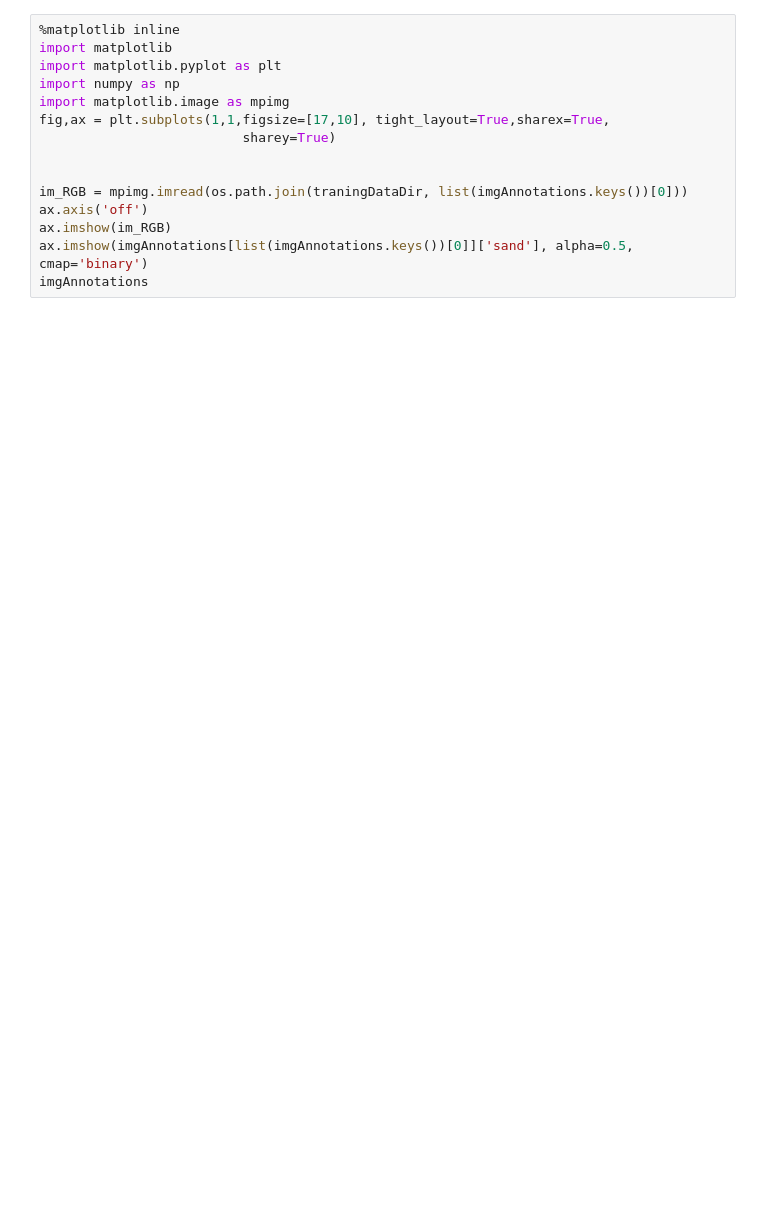
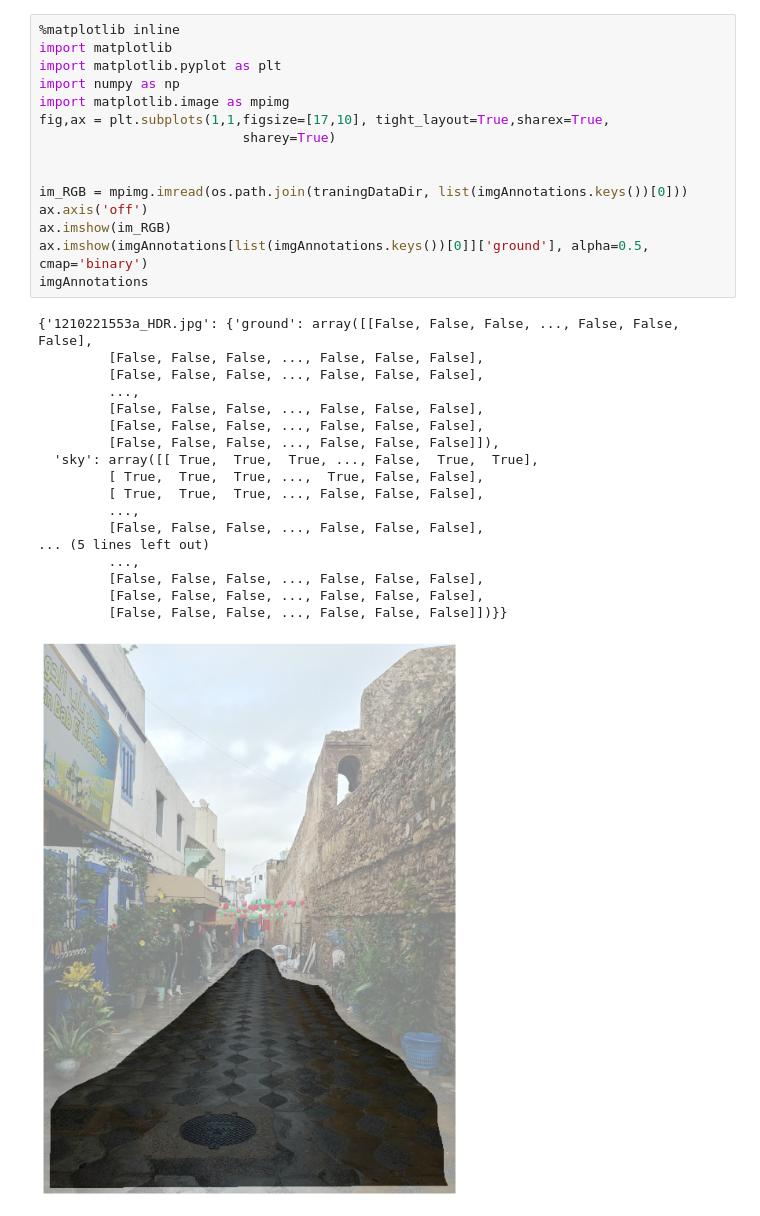
Before and after one commit to jnicolow/Python-pixel-annotation-tool, a Jupyter notebook: demo.ipynb, the cells around one changed output. Cells and saved outputs as stored; diff of their text form; blank space fills up the shorter version.

```diff
--- a/demo.ipynb
+++ b/demo.ipynb
@@ -30,15 +53,34 @@ lasso tool
 # %%
 %matplotlib inline
 import matplotlib
 import matplotlib.pyplot as plt
 import numpy as np
 import matplotlib.image as mpimg
 fig,ax = plt.subplots(1,1,figsize=[17,10], tight_layout=True,sharex=True,
                           sharey=True)
 
 
 im_RGB = mpimg.imread(os.path.join(traningDataDir, list(imgAnnotations.keys())[0]))
 ax.axis('off')
 ax.imshow(im_RGB)
-ax.imshow(imgAnnotations[list(imgAnnotations.keys())[0]]['sand'], alpha=0.5, cmap='binary')
+ax.imshow(imgAnnotations[list(imgAnnotations.keys())[0]]['ground'], alpha=0.5, cmap='binary')
 imgAnnotations
+# %% [output]
+{'1210221553a_HDR.jpg': {'ground': array([[False, False, False, ..., False, False, False],
+         [False, False, False, ..., False, False, False],
+         [False, False, False, ..., False, False, False],
+         ...,
+         [False, False, False, ..., False, False, False],
+         [False, False, False, ..., False, False, False],
+         [False, False, False, ..., False, False, False]]),
+  'sky': array([[ True,  True,  True, ..., False,  True,  True],
+         [ True,  True,  True, ...,  True, False, False],
+         [ True,  True,  True, ..., False, False, False],
+         ...,
+         [False, False, False, ..., False, False, False],
+... (5 lines left out)
+         ...,
+         [False, False, False, ..., False, False, False],
+         [False, False, False, ..., False, False, False],
+         [False, False, False, ..., False, False, False]])}}
+[figure, added]
```
Also changed, not shown: parts of 3 cells of this notebook, 2 other files.
